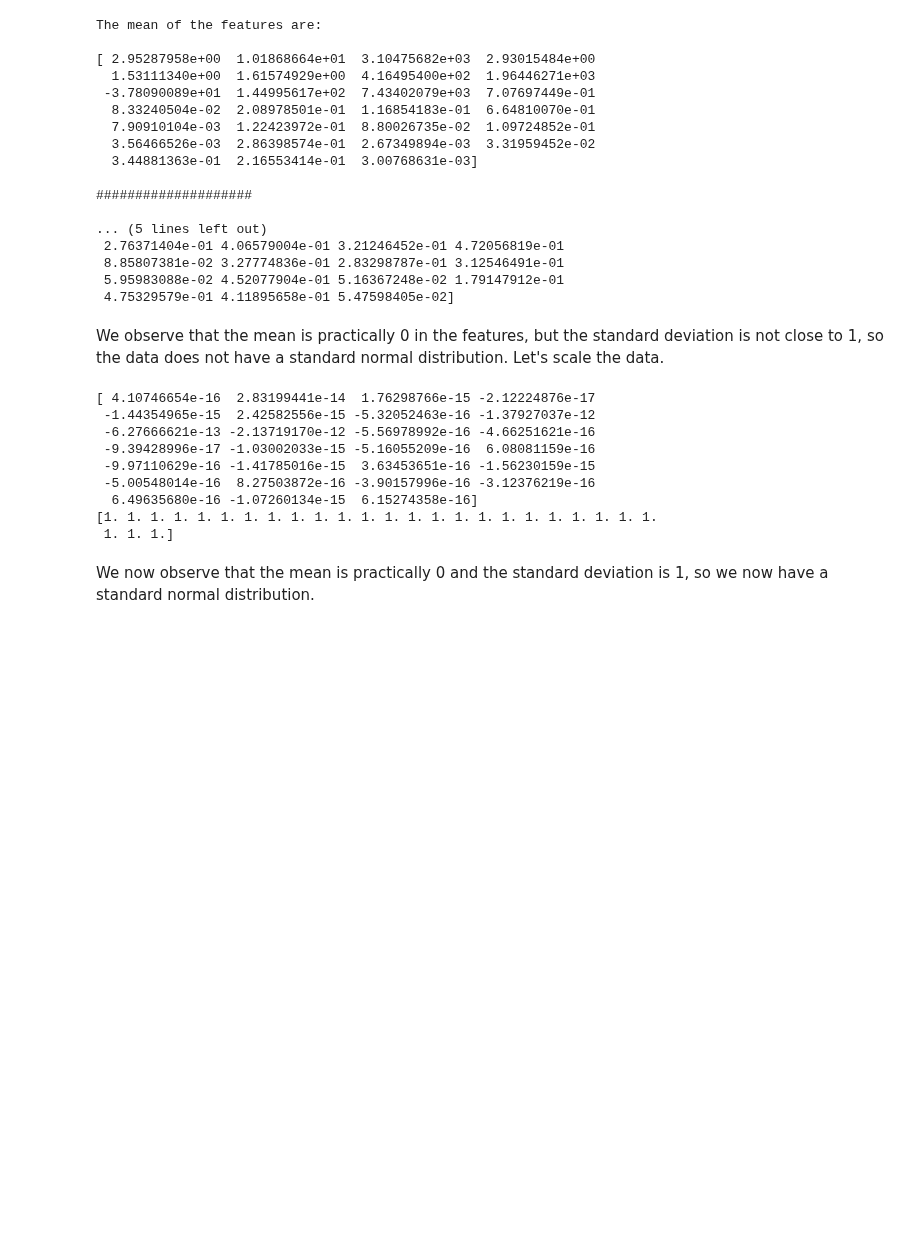
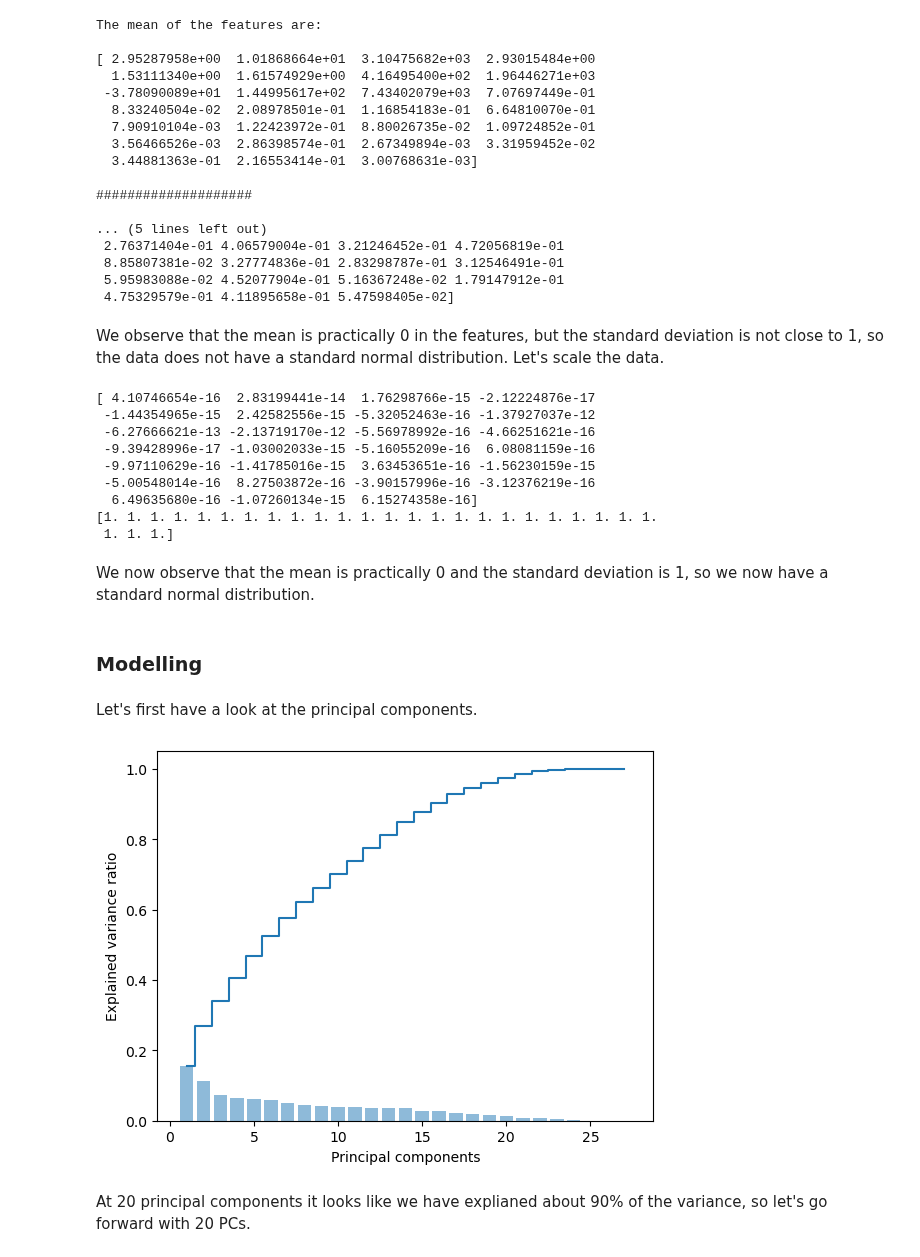
Before and after one commit to KristofferHemm/housepriceprediction, a Jupyter notebook: housepriceprediction.ipynb, the cells around one changed output. Cells and saved outputs as stored; diff of their text form; code cells hidden in the pictures; blank space fills up the shorter version.

```diff
--- a/housepriceprediction.ipynb
+++ b/housepriceprediction.ipynb
@@ -355,3 +356,20 @@ print(np.std(X_train_scaled, axis=0))
  1. 1. 1.]
 # %% [markdown]
 We now observe that the mean is practically 0 and the standard deviation is 1, so we now have a standard normal distribution.
+# %% [markdown]
+### Modelling
+# %% [markdown]
+Let's first have a look at the principal components.
+# %%
+ncomp = 27
+pca = PCA(n_components=ncomp)
+X_train_pca = pca.fit_transform(X_train_scaled)
+plt.bar(range(1, ncomp+1), pca.explained_variance_ratio_, alpha=0.5, align='center')
+plt.step(range(1, ncomp+1), np.cumsum(pca.explained_variance_ratio_), where='mid')
+plt.ylabel('Explained variance ratio')
+plt.xlabel('Principal components')
+plt.show()
+# %% [output]
+[figure, added]
+# %% [markdown]
+At 20 principal components it looks like we have explianed about 90% of the variance, so let's go forward with 20 PCs.
```
Also changed, not shown: parts of 1 cell of this notebook.
